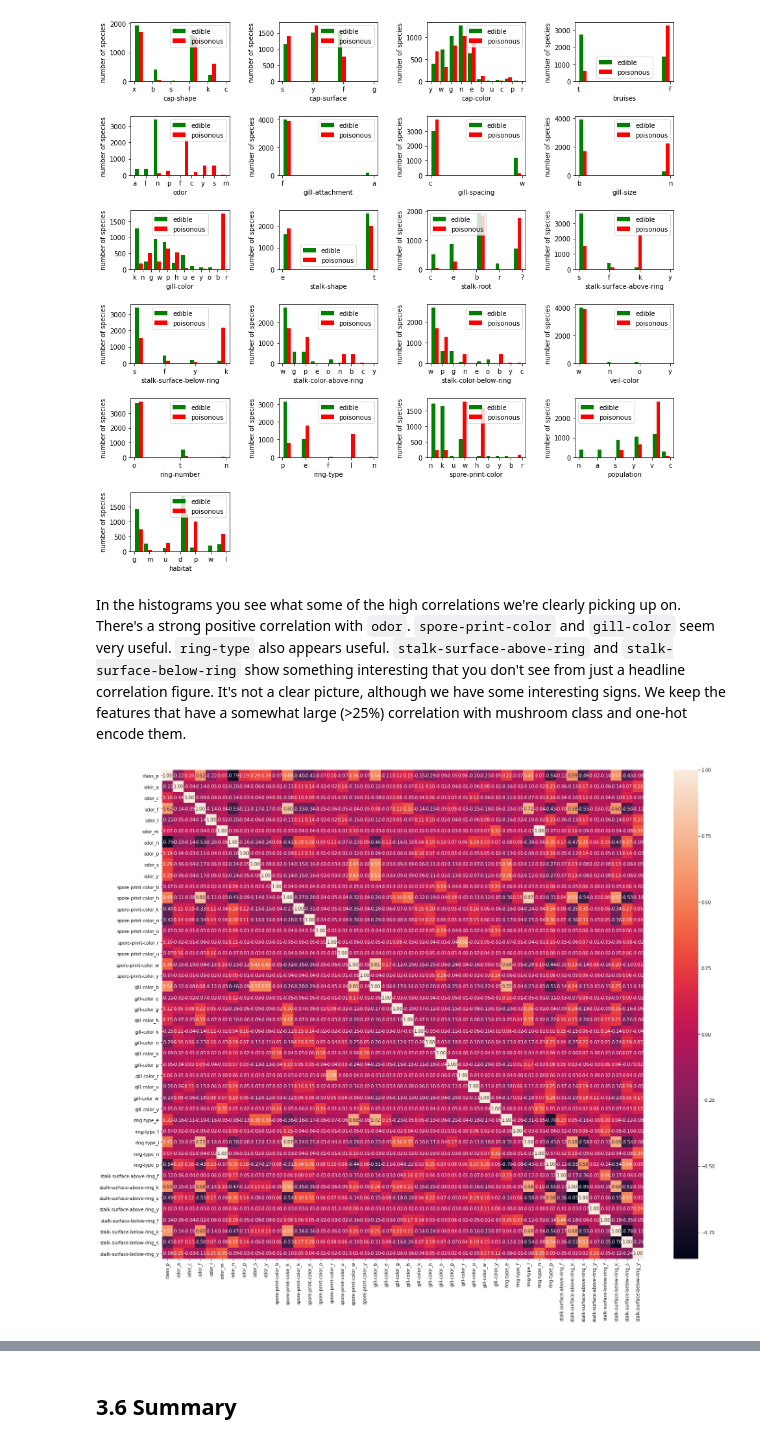
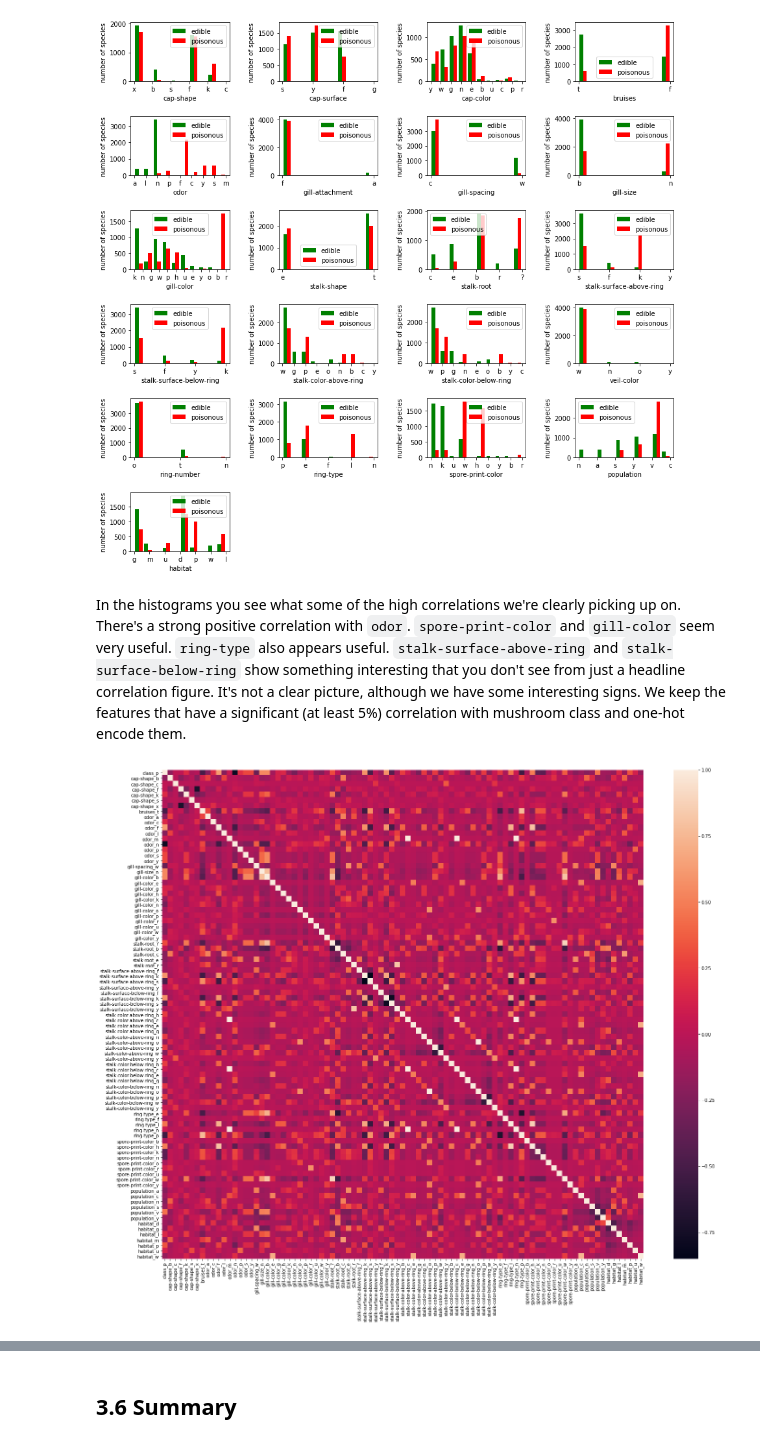
Before and after one commit to jimbringerofjollity/mushroom-classification, a Jupyter notebook: Notebooks/03_exploratory_data_analysis.ipynb, the cells around one changed output, grey strips where cells are left out. Cells and saved outputs as stored; diff of their text form; code cells hidden in the pictures.

Commit message:
keep all features with at least 5% correlation

```diff
--- a/Notebooks/03_exploratory_data_analysis.ipynb
+++ b/Notebooks/03_exploratory_data_analysis.ipynb
@@ -175,4 +175,4 @@ histograms(features, ncol=4, figsize=(15, 15))
 # %% [output]
 [figure]
 # %% [markdown]
-In the histograms you see what some of the high correlations we're clearly picking up on. There's a strong positive correlation with `odor`. `spore-print-color` and `gill-color` seem very useful. `ring-type` also appears useful. `stalk-surface-above-ring` and `stalk-surface-below-ring` show something interesting that you don't see from just a headline correlation figure. It's not a clear picture, although we have some interesting signs. We keep the features that have a somewhat large (>25%) correlation with mushroom class and one-hot encode them.
+In the histograms you see what some of the high correlations we're clearly picking up on. There's a strong positive correlation with `odor`. `spore-print-color` and `gill-color` seem very useful. `ring-type` also appears useful. `stalk-surface-above-ring` and `stalk-surface-below-ring` show something interesting that you don't see from just a headline correlation figure. It's not a clear picture, although we have some interesting signs. We keep the features that have a significant (at least 5%) correlation with mushroom class and one-hot encode them.
@@ -181,11 +179,13 @@ mushroom_data_abridged = mushroom_data[['class','odor','spore-print-color','gill
+# %%
+mushroom_data_abridged = mushroom_data.drop(['cap-surface','cap-color','gill-attachment','stalk-shape','veil-color','ring-number'], axis=1)
 # %%
 enc2 = OneHotEncoder(drop='if_binary')
 arr2 = enc2.fit_transform(mushroom_data_abridged).toarray()
 one_hot_abridged = pd.DataFrame(arr2, columns=enc2.get_feature_names(mushroom_data_abridged.columns))
 plt.subplots(figsize=(24,20))
-sns.heatmap(one_hot_abridged.corr(),xticklabels=1,yticklabels=1,annot=True,fmt='.2f');
+sns.heatmap(one_hot_abridged.corr(),xticklabels=1,yticklabels=1);
 # %% [output]
-[figure, old version]
+[figure, new version]
 # %%
 one_hot_abridged.shape
 # %% [output]
```
Also changed, not shown: parts of 3 cells of this notebook, 1 other file.
